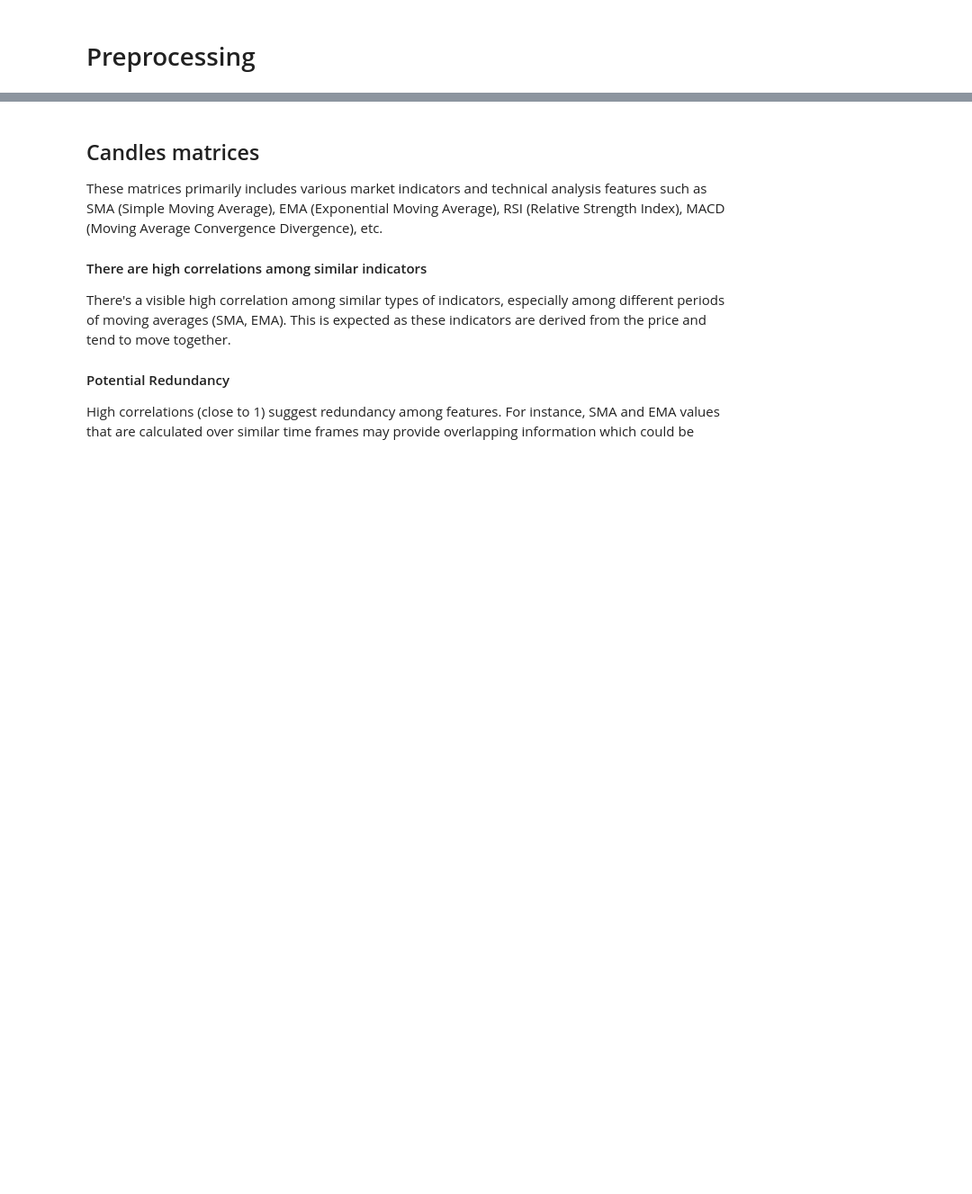
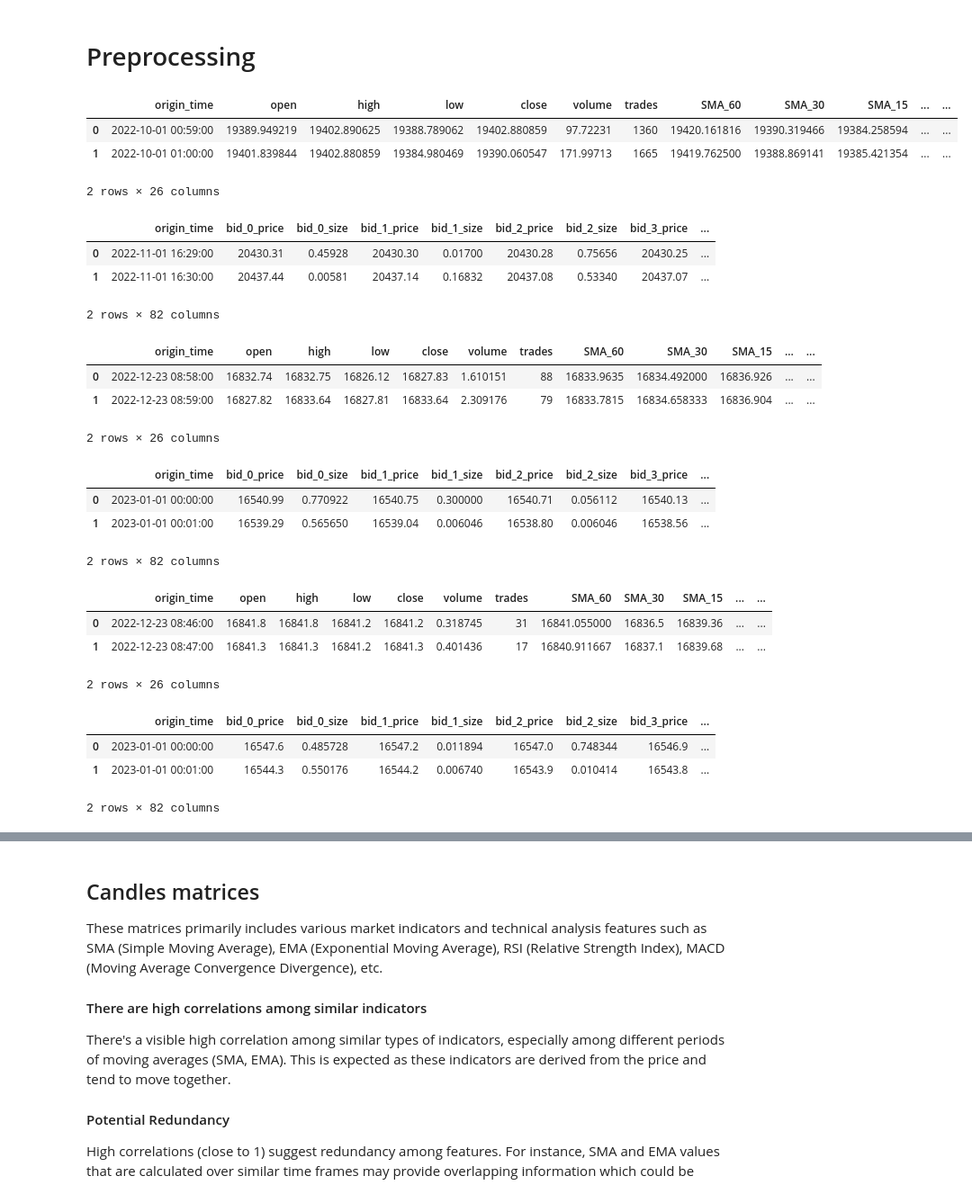
Before and after one commit to francescoperagine/big_data_bitcoin_forecasting, a Jupyter notebook: notebooks/data_analysis.ipynb, the cells around one changed output, grey strips where cells are left out. Shown: that part at 90% size. Saved outputs shown, nothing was run; the diff lists cells and outputs as text; code cells hidden in the pictures; blank space fills up the shorter version.

```diff
--- a/notebooks/data_analysis.ipynb
+++ b/notebooks/data_analysis.ipynb
@@ -114,5 +159,33 @@ display(pd.DataFrame(orderbooks_summary))
 # %% [markdown]
 # Preprocessing
+# %%
+for (data_type, exchange), df in data.items():
+    display(df.head(2))
+# %% [output]
+|  | origin_time | open | high | low | close | volume | trades | SMA_60 | SMA_30 | SMA_15 | ... | ... |
+| 0 | 2022-10-01 00:59:00 | 19389.949219 | 19402.890625 | 19388.789062 | 19402.880859 | 97.72231 | 1360 | 19420.161816 | 19390.319466 | 19384.258594 | ... | ... |
+| 1 | 2022-10-01 01:00:00 | 19401.839844 | 19402.880859 | 19384.980469 | 19390.060547 | 171.99713 | 1665 | 19419.762500 | 19388.869141 | 19385.421354 | ... | ... |
+2 rows × 26 columns
+|  | origin_time | bid_0_price | bid_0_size | bid_1_price | bid_1_size | bid_2_price | bid_2_size | bid_3_price | ... |
+| 0 | 2022-11-01 16:29:00 | 20430.31 | 0.45928 | 20430.30 | 0.01700 | 20430.28 | 0.75656 | 20430.25 | ... |
+| 1 | 2022-11-01 16:30:00 | 20437.44 | 0.00581 | 20437.14 | 0.16832 | 20437.08 | 0.53340 | 20437.07 | ... |
+2 rows × 82 columns
+|  | origin_time | open | high | low | close | volume | trades | SMA_60 | SMA_30 | SMA_15 | ... | ... |
+| 0 | 2022-12-23 08:58:00 | 16832.74 | 16832.75 | 16826.12 | 16827.83 | 1.610151 | 88 | 16833.9635 | 16834.492000 | 16836.926 | ... | ... |
+| 1 | 2022-12-23 08:59:00 | 16827.82 | 16833.64 | 16827.81 | 16833.64 | 2.309176 | 79 | 16833.7815 | 16834.658333 | 16836.904 | ... | ... |
+2 rows × 26 columns
+|  | origin_time | bid_0_price | bid_0_size | bid_1_price | bid_1_size | bid_2_price | bid_2_size | bid_3_price | ... |
+| 0 | 2023-01-01 00:00:00 | 16540.99 | 0.770922 | 16540.75 | 0.300000 | 16540.71 | 0.056112 | 16540.13 | ... |
+| 1 | 2023-01-01 00:01:00 | 16539.29 | 0.565650 | 16539.04 | 0.006046 | 16538.80 | 0.006046 | 16538.56 | ... |
+2 rows × 82 columns
+|  | origin_time | open | high | low | close | volume | trades | SMA_60 | SMA_30 | SMA_15 | ... | ... |
+| 0 | 2022-12-23 08:46:00 | 16841.8 | 16841.8 | 16841.2 | 16841.2 | 0.318745 | 31 | 16841.055000 | 16836.5 | 16839.36 | ... | ... |
+| 1 | 2022-12-23 08:47:00 | 16841.3 | 16841.3 | 16841.2 | 16841.3 | 0.401436 | 17 | 16840.911667 | 16837.1 | 16839.68 | ... | ... |
+2 rows × 26 columns
+|  | origin_time | bid_0_price | bid_0_size | bid_1_price | bid_1_size | bid_2_price | bid_2_size | bid_3_price | ... |
+| 0 | 2023-01-01 00:00:00 | 16547.6 | 0.485728 | 16547.2 | 0.011894 | 16547.0 | 0.748344 | 16546.9 | ... |
+| 1 | 2023-01-01 00:01:00 | 16544.3 | 0.550176 | 16544.2 | 0.006740 | 16543.9 | 0.010414 | 16543.8 | ... |
+2 rows × 82 columns
 # %%
 scaled_data = {}
 
```
Also changed, not shown: parts of 11 cells of this notebook, 7 other files.
